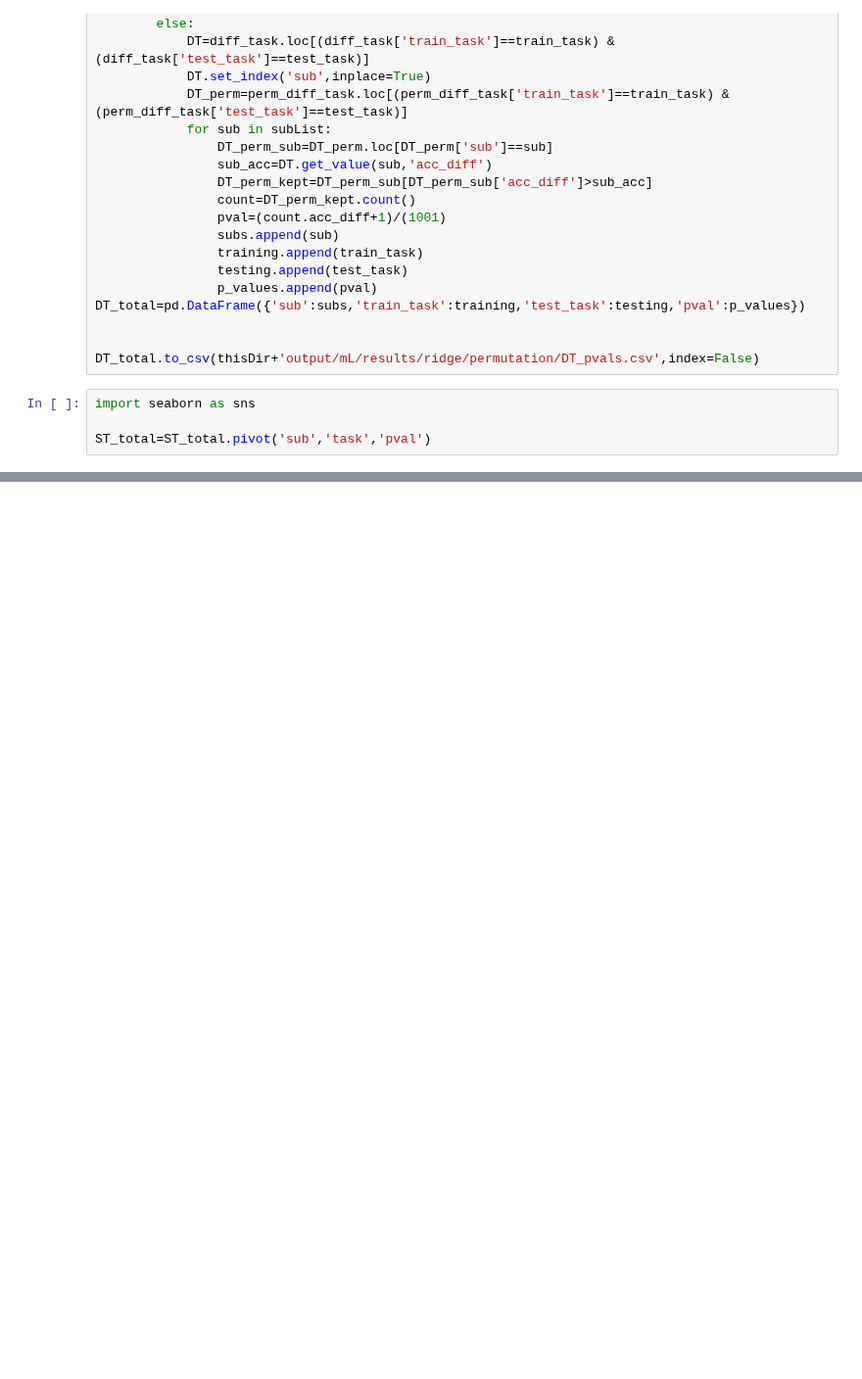
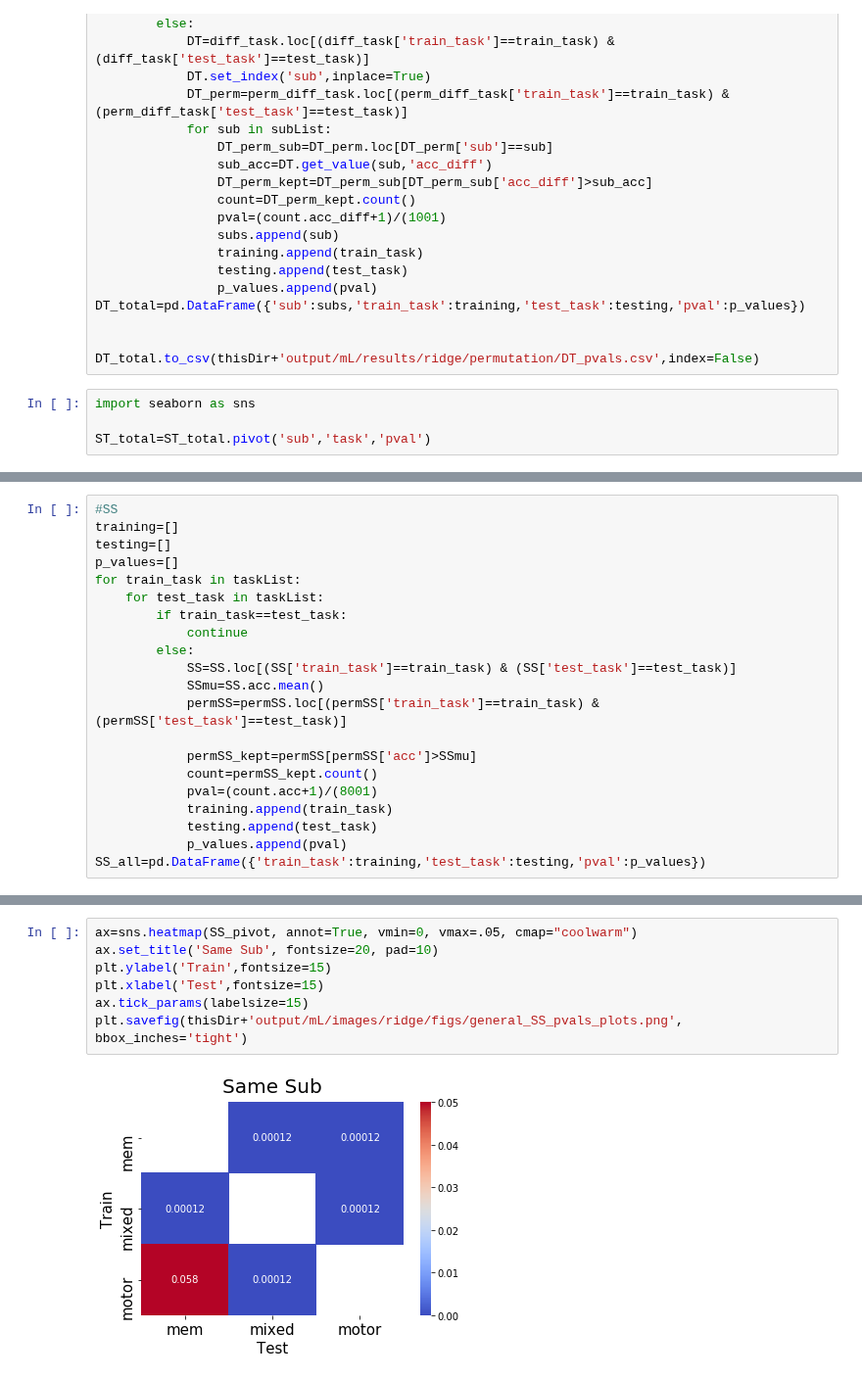
Before and after one commit to GrattonLab/MSC_Alexis, a Jupyter notebook: analysis/code/mL_rsfMRI/supplemental_exploration/perm_stats.ipynb, the cells around one changed output, grey strips where cells are left out. Shown at 98% size. Cells and saved outputs as stored; diff of their text form; blank space fills up the shorter version.

```diff
--- a/analysis/code/mL_rsfMRI/supplemental_exploration/perm_stats.ipynb
+++ b/analysis/code/mL_rsfMRI/supplemental_exploration/perm_stats.ipynb
@@ -410,0 +557,21 @@ plt.savefig(thisDir+'output/mL/images/ridge/figs/DT_pvals_mem_plots.png', bbox_i
+# %%
+#SS
+training=[]
+testing=[]
+p_values=[]
+for train_task in taskList:
+    for test_task in taskList:
+        if train_task==test_task:
+            continue
+        else:
+            SS=SS.loc[(SS['train_task']==train_task) & (SS['test_task']==test_task)]
+            SSmu=SS.acc.mean()
+            permSS=permSS.loc[(permSS['train_task']==train_task) & (permSS['test_task']==test_task)]
+
+            permSS_kept=permSS[permSS['acc']>SSmu]
+            count=permSS_kept.count()
+            pval=(count.acc+1)/(8001)
+            training.append(train_task)
+            testing.append(test_task)
+            p_values.append(pval)
+SS_all=pd.DataFrame({'train_task':training,'test_task':testing,'pval':p_values})
@@ -410,0 +619,9 @@ plt.savefig(thisDir+'output/mL/images/ridge/figs/DT_pvals_mem_plots.png', bbox_i
+# %%
+ax=sns.heatmap(SS_pivot, annot=True, vmin=0, vmax=.05, cmap="coolwarm")
+ax.set_title('Same Sub', fontsize=20, pad=10)
+plt.ylabel('Train',fontsize=15)
+plt.xlabel('Test',fontsize=15)
+ax.tick_params(labelsize=15)
+plt.savefig(thisDir+'output/mL/images/ridge/figs/general_SS_pvals_plots.png', bbox_inches='tight')
+# %% [output]
+[figure, added]
```
Also changed, not shown: parts of 32 cells of this notebook, 20 other files.
